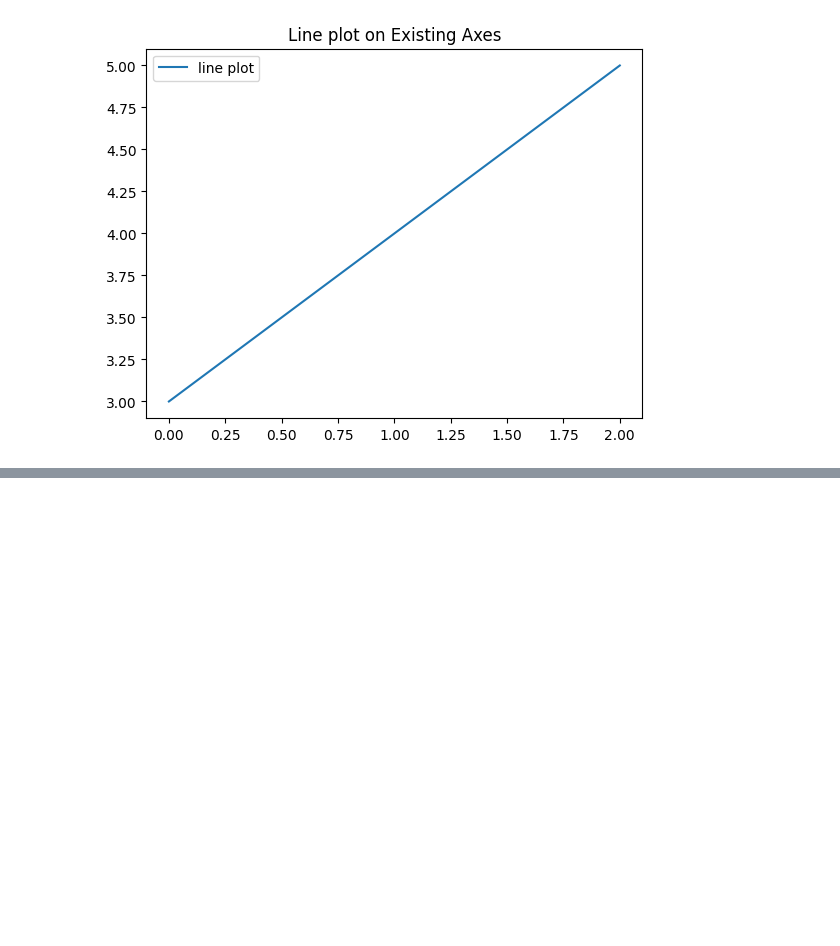
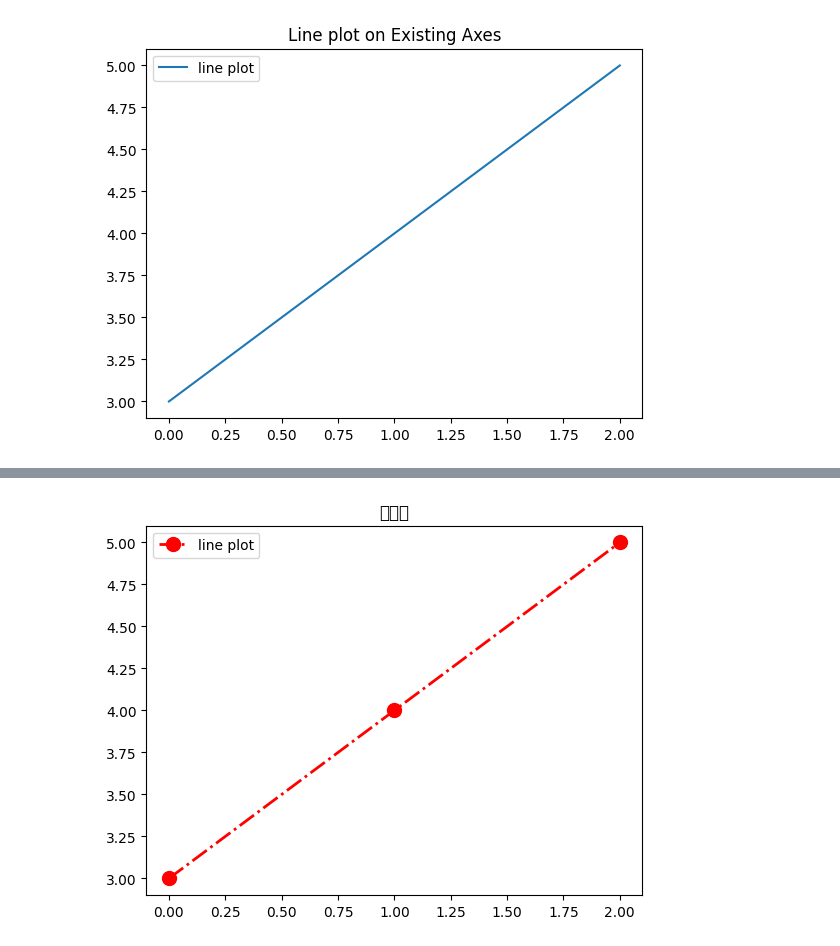
Before and after one commit to Chi-Feng-Tseng/test, a Jupyter notebook: lesson13/lesson13_2.ipynb, the cells around one changed output, grey strips where cells are left out. Cells and saved outputs as stored; diff of their text form; code cells hidden in the pictures; blank space fills up the shorter version.

```diff
--- a/lesson13/lesson13_2.ipynb
+++ b/lesson13/lesson13_2.ipynb
@@ -22,0 +37,13 @@ plt.show()
+# %%
+# title 不能顯示中文
+import matplotlib.pyplot as plt
+
+figure, axes = plt.subplots()
+x = [0, 1, 2]
+y = [3, 4, 5]
+axes.plot(x, y, marker='o',label='line plot',linestyle='-.',color='r',markersize=10,linewidth=2)
+axes.set_title('折線圖')
+axes.legend()
+plt.show()
+# %% [output]
+[figure, added]
```
Also changed, not shown: parts of 7 cells of this notebook, 2 other files.
